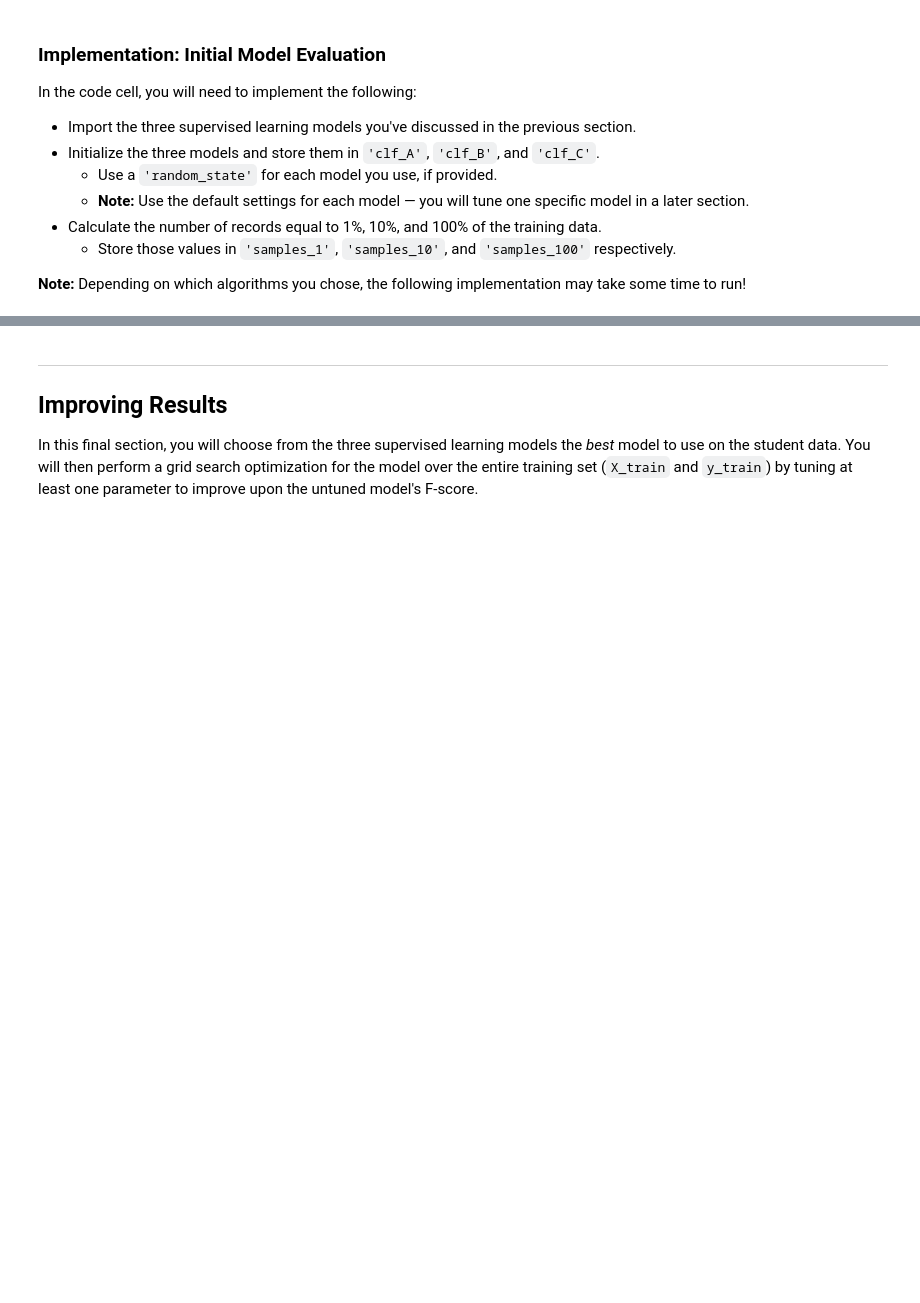
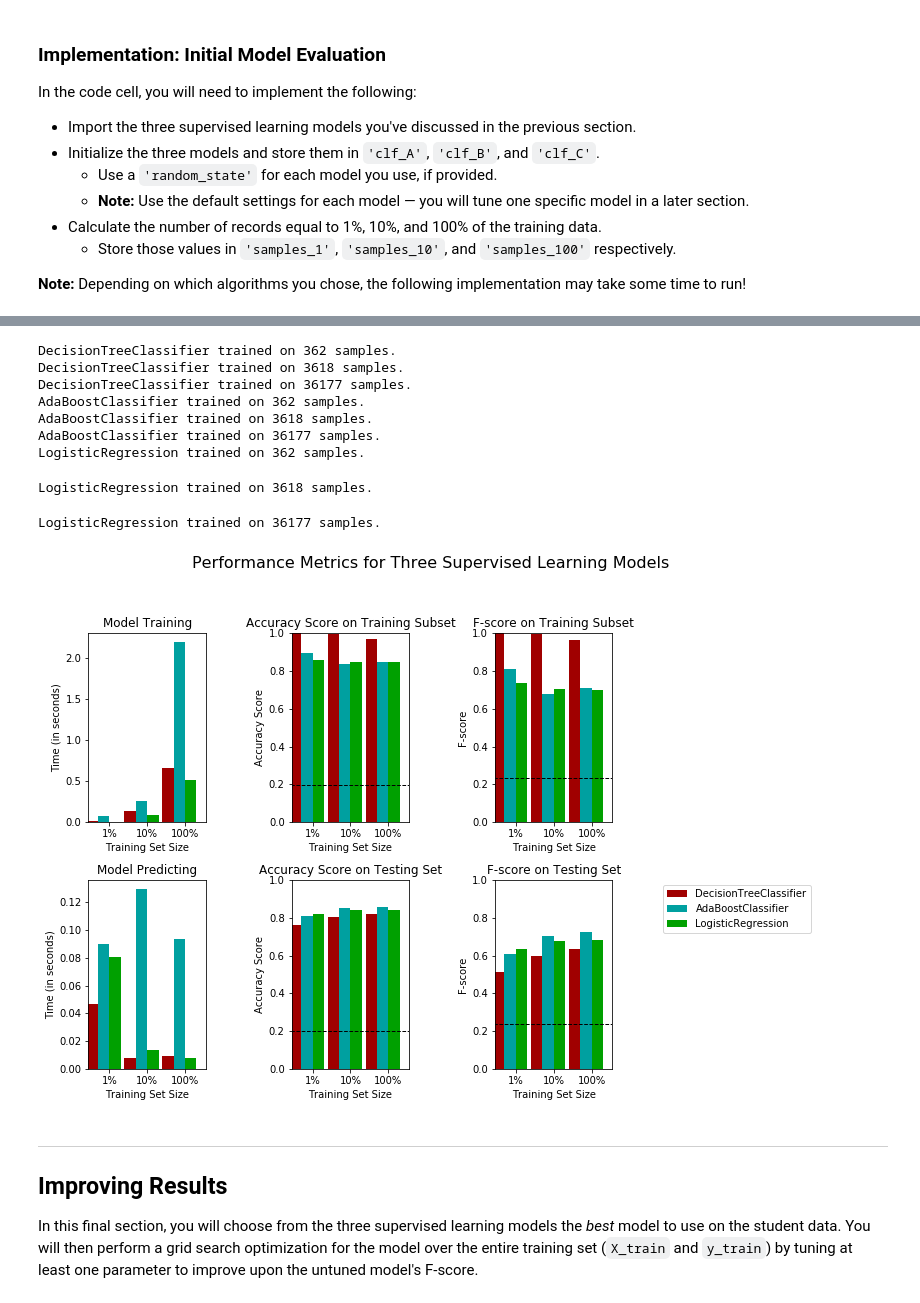
Before and after one commit to HarishOsthe/Udacity_Machine_Learning_NanoDegree_Projects, a Jupyter notebook: finding_donors/finding_donors.ipynb, the cells around one changed output, grey strips where cells are left out. Saved outputs shown, nothing was run; the diff lists cells and outputs as text; code cells hidden in the pictures; blank space fills up the shorter version.

```diff
--- a/finding_donors/finding_donors.ipynb
+++ b/finding_donors/finding_donors.ipynb
@@ -238,12 +276,17 @@ TN = 0 # No predicted negatives in the naive case
 FN = 0 # No predicted negatives in the naive case
 '''
 # TODO: Calculate accuracy, precision and recall
-accuracy = None
-recall = None
-precision = None
+TP=np.sum(income)
+FP=income.count()
+TN=0
+FN=0
+
+accuracy =(TP+TN)/(TP+FP+TN+FN)
+recall = TP/(TP+FN)
+precision = TP/(TP+FP)
 
 # TODO: Calculate F-score using the formula above for beta = 0.5 and correct values for precision and recall.
-fscore = None
+fscore = ((1+(0.5**2))*(precision*recall))/(((0.5**2)*precision)+recall)
 
 # Print the results
 print("Naive Predictor: [Accuracy score: {:.4f}, F-score: {:.4f}]".format(accuracy, fscore))
@@ -300,33 +348,34 @@ def train_predict(learner, sample_size, X_train, y_train, X_test, y_test):
 
     # TODO: Fit the learner to the training data using slicing with 'sample_size' using .fit(training_features[:], training_labels[:])
     start = time() # Get start time
-    learner = None
+    learner = learner
+    learner.fit(X_train[:sample_size],y_train[:sample_size])
     end = time() # Get end time
 
     # TODO: Calculate the training time
-    results['train_time'] = None
+    results['train_time'] = end - start
 
     # TODO: Get the predictions on the test set(X_test),
     #       then get predictions on the first 300 training samples(X_train) using .predict()
     start = time() # Get start time
-    predictions_test = None
-    predictions_train = None
+    predictions_test = learner.predict(X_test)
+    predictions_train = learner.predict(X_train[:300])
     end = time() # Get end time
 
     # TODO: Calculate the total prediction time
-    results['pred_time'] = None
+    results['pred_time'] = end - start
 
     # TODO: Compute accuracy on the first 300 training samples which is y_train[:300]
-    results['acc_train'] = None
+    results['acc_train'] = accuracy_score(y_train[:300],predictions_train)
 
     # TODO: Compute accuracy on test set using accuracy_score()
-    results['acc_test'] = None
+    results['acc_test'] = accuracy_score(y_test,predictions_test)
 
     # TODO: Compute F-score on the the first 300 training samples using fbeta_score()
-    results['f_train'] = None
+    results['f_train'] = fbeta_score(y_train[:300],predictions_train,beta=0.5)
 
     # TODO: Compute F-score on the test set which is y_test
-    results['f_test'] = None
+    results['f_test'] = fbeta_score(y_test,predictions_test,beta=0.5)
 
     # Success
     print("{} trained on {} samples.".format(learner.__class__.__name__, sample_size))
@@ -347,30 +404,42 @@ In the code cell, you will need to implement the following:
 # %%
 # TODO: Import the three supervised learning models from sklearn
 
+
 # TODO: Initialize the three models
-clf_A = None
-clf_B = None
-clf_C = None
+clf_A = DecisionTreeClassifier(random_state=12345)
+clf_B = AdaBoostClassifier(random_state=12345)
+clf_C = LogisticRegression(random_state=12345)
 
 # TODO: Calculate the number of samples for 1%, 10%, and 100% of the training data
 # HINT: samples_100 is the entire training set i.e. len(y_train)
 # HINT: samples_10 is 10% of samples_100 (ensure to set the count of the values to be `int` and not `float`)
 # HINT: samples_1 is 1% of samples_100 (ensure to set the count of the values to be `int` and not `float`)
-samples_100 = None
-samples_10 = None
-samples_1 = None
+samples_100 = X_train.shape[0]
+samples_10 = X_train.sample(frac=0.1).shape[0]
+samples_1 = X_train.sample(frac=0.01).shape[0]
 
 # Collect results on the learners
 results = {}
 for clf in [clf_A, clf_B, clf_C]:
     clf_name = clf.__class__.__name__
     results[clf_name] = {}
     for i, samples in enumerate([samples_1, samples_10, samples_100]):
         results[clf_name][i] = \
         train_predict(clf, samples, X_train, y_train, X_test, y_test)
 
 # Run metrics visualization for the three supervised learning models chosen
 vs.evaluate(results, accuracy, fscore)
+# %% [output]
+DecisionTreeClassifier trained on 362 samples.
+DecisionTreeClassifier trained on 3618 samples.
+DecisionTreeClassifier trained on 36177 samples.
+AdaBoostClassifier trained on 362 samples.
+AdaBoostClassifier trained on 3618 samples.
+AdaBoostClassifier trained on 36177 samples.
+LogisticRegression trained on 362 samples.
+LogisticRegression trained on 3618 samples.
+LogisticRegression trained on 36177 samples.
+[figure, added]
 # %% [markdown]
 ----
 ## Improving Results
```
Also changed, not shown: parts of 19 cells of this notebook, 2 other files.
